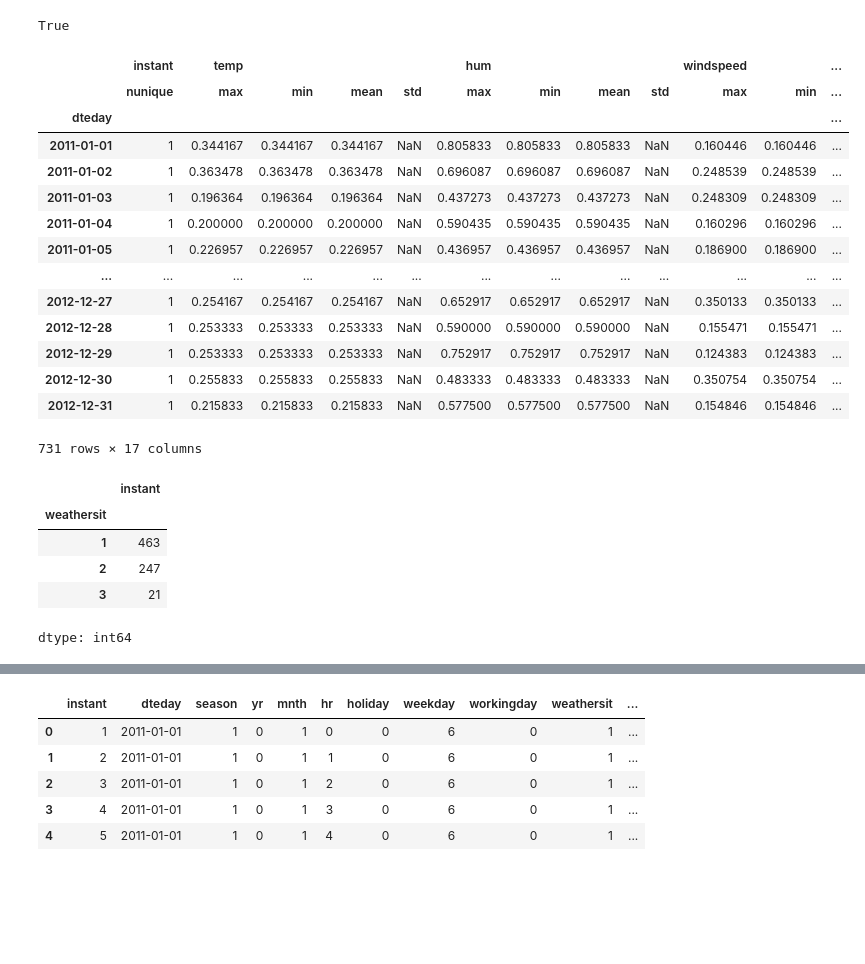
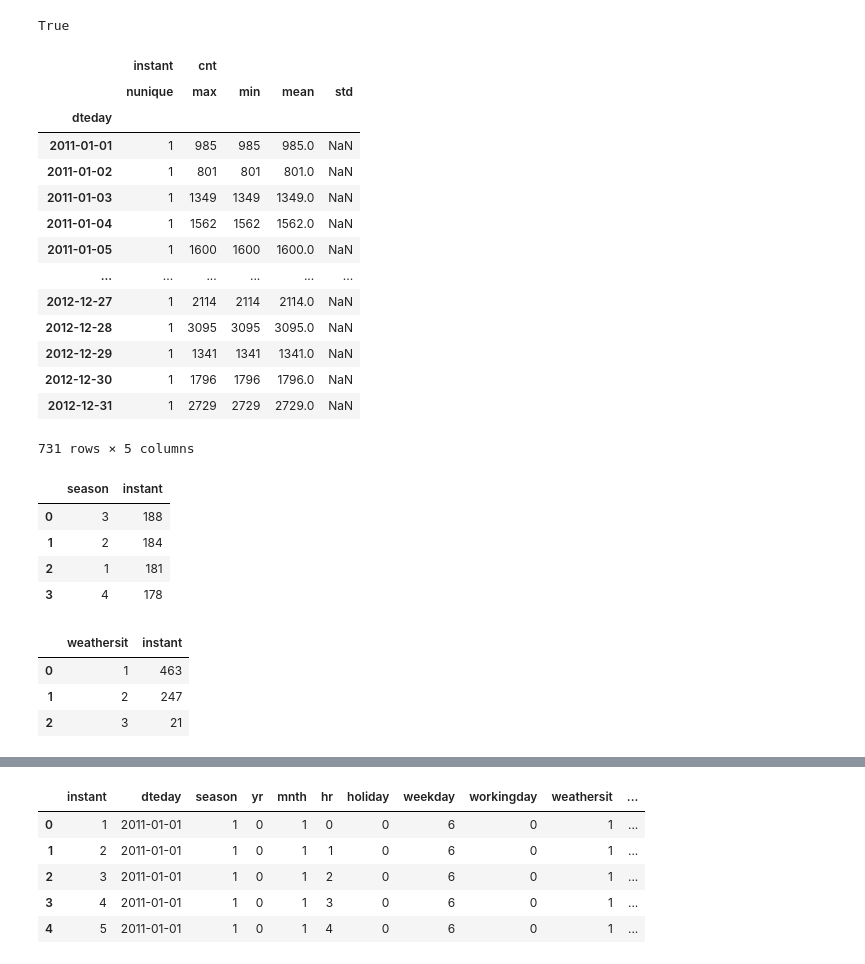
Before and after one commit to rifkurniawan-dev/projek_arif, a Jupyter notebook: Proyek_Analisis_Data_Arif.ipynb, the cells around one changed output, grey strips where cells are left out. Saved outputs shown, nothing was run; the diff lists cells and outputs as text; code cells hidden in the pictures; blank space fills up the shorter version.

```diff
--- a/Proyek_Analisis_Data_Arif.ipynb
+++ b/Proyek_Analisis_Data_Arif.ipynb
@@ -352,37 +352,39 @@ True
 # %%
 day_df.groupby(by='dteday').agg({
     'instant': 'nunique',
-    'temp': ['max', 'min', 'mean', 'std'],
-    'hum': ['max', 'min', 'mean', 'std'],
-    'windspeed': ['max', 'min', 'mean', 'std'],
     'cnt': ['max', 'min', 'mean', 'std']
 })
 # %% [output]
-|  | instant | temp |  |  |  | hum |  |  |  | windspeed |  | ... |
-|  | nunique | max | min | mean | std | max | min | mean | std | max | min | ... |
-| dteday |  |  |  |  |  |  |  |  |  |  |  | ... |
-| 2011-01-01 | 1 | 0.344167 | 0.344167 | 0.344167 | NaN | 0.805833 | 0.805833 | 0.805833 | NaN | 0.160446 | 0.160446 | ... |
-| 2011-01-02 | 1 | 0.363478 | 0.363478 | 0.363478 | NaN | 0.696087 | 0.696087 | 0.696087 | NaN | 0.248539 | 0.248539 | ... |
-| 2011-01-03 | 1 | 0.196364 | 0.196364 | 0.196364 | NaN | 0.437273 | 0.437273 | 0.437273 | NaN | 0.248309 | 0.248309 | ... |
-| 2011-01-04 | 1 | 0.200000 | 0.200000 | 0.200000 | NaN | 0.590435 | 0.590435 | 0.590435 | NaN | 0.160296 | 0.160296 | ... |
-| 2011-01-05 | 1 | 0.226957 | 0.226957 | 0.226957 | NaN | 0.436957 | 0.436957 | 0.436957 | NaN | 0.186900 | 0.186900 | ... |
-| ... | ... | ... | ... | ... | ... | ... | ... | ... | ... | ... | ... | ... |
-| 2012-12-27 | 1 | 0.254167 | 0.254167 | 0.254167 | NaN | 0.652917 | 0.652917 | 0.652917 | NaN | 0.350133 | 0.350133 | ... |
-| 2012-12-28 | 1 | 0.253333 | 0.253333 | 0.253333 | NaN | 0.590000 | 0.590000 | 0.590000 | NaN | 0.155471 | 0.155471 | ... |
-| 2012-12-29 | 1 | 0.253333 | 0.253333 | 0.253333 | NaN | 0.752917 | 0.752917 | 0.752917 | NaN | 0.124383 | 0.124383 | ... |
-| 2012-12-30 | 1 | 0.255833 | 0.255833 | 0.255833 | NaN | 0.483333 | 0.483333 | 0.483333 | NaN | 0.350754 | 0.350754 | ... |
-| 2012-12-31 | 1 | 0.215833 | 0.215833 | 0.215833 | NaN | 0.577500 | 0.577500 | 0.577500 | NaN | 0.154846 | 0.154846 | ... |
+|  | instant | cnt |  |  |  |
+|  | nunique | max | min | mean | std |
+| dteday |  |  |  |  |  |
+| 2011-01-01 | 1 | 985 | 985 | 985.0 | NaN |
+| 2011-01-02 | 1 | 801 | 801 | 801.0 | NaN |
+| 2011-01-03 | 1 | 1349 | 1349 | 1349.0 | NaN |
+| 2011-01-04 | 1 | 1562 | 1562 | 1562.0 | NaN |
+| 2011-01-05 | 1 | 1600 | 1600 | 1600.0 | NaN |
+| ... | ... | ... | ... | ... | ... |
+| 2012-12-27 | 1 | 2114 | 2114 | 2114.0 | NaN |
+| 2012-12-28 | 1 | 3095 | 3095 | 3095.0 | NaN |
+| 2012-12-29 | 1 | 1341 | 1341 | 1341.0 | NaN |
+| 2012-12-30 | 1 | 1796 | 1796 | 1796.0 | NaN |
+| 2012-12-31 | 1 | 2729 | 2729 | 2729.0 | NaN |
-731 rows × 17 columns
+731 rows × 5 columns
 # %%
-day_df.groupby(by="season").instant.nunique().sort_values(ascending=False)
-day_df.groupby(by="weathersit").instant.nunique().sort_values(ascending=False)
+day_df.groupby(by="season").instant.nunique().sort_values(ascending=False).reset_index()
 # %% [output]
-|  | instant |
-| weathersit |  |
-| 1 | 463 |
-| 2 | 247 |
-| 3 | 21 |
+|  | season | instant |
+| 0 | 3 | 188 |
+| 1 | 2 | 184 |
+| 2 | 1 | 181 |
+| 3 | 4 | 178 |
-dtype: int64
+# %%
+day_df.groupby(by="weathersit").instant.nunique().sort_values(ascending=False).reset_index()
+# %% [output]
+|  | weathersit | instant |
+| 0 | 1 | 463 |
+| 1 | 2 | 247 |
+| 2 | 3 | 21 |
 # %%
 hour_df.sample(5)
 # %% [output]
```
Also changed, not shown: parts of 14 cells of this notebook.
